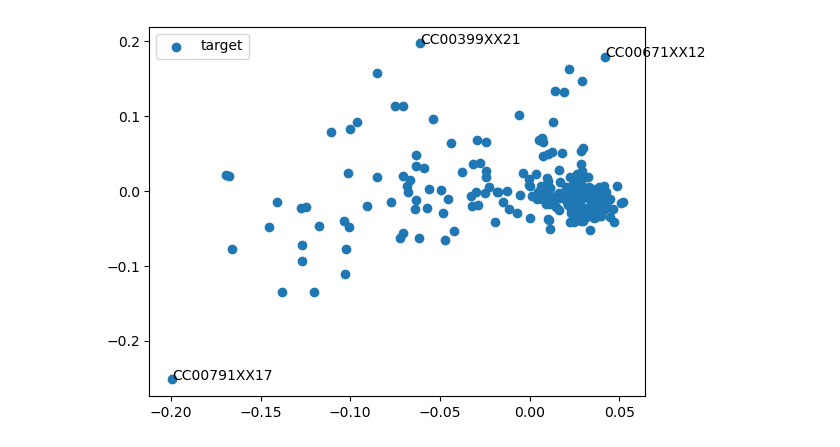
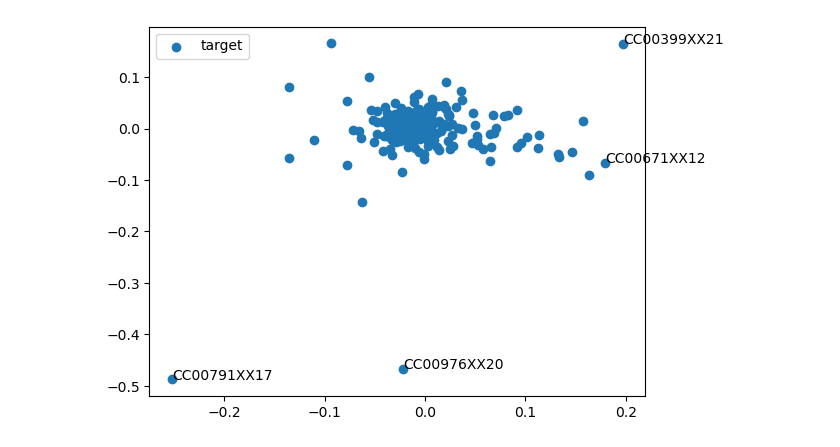
Before and after one commit to lehai-ml/dHCP_genetics, a Jupyter notebook: notebook_results/scz/8_SCZ_FBA.ipynb, the cells around one changed output. Saved outputs shown, nothing was run; the diff lists cells and outputs as text; code cells hidden in the pictures.

```diff
--- a/notebook_results/scz/8_SCZ_FBA.ipynb
+++ b/notebook_results/scz/8_SCZ_FBA.ipynb
@@ -25,6 +25,10 @@ european_term = european_term.drop_duplicates(subset=['ID'],keep='first')
 # european_term['ID'] =  'sub-' + european_term['ID']
 # european_term['Session'] =  'ses-' + european_term['Session'].astype('str')
 european_term['ID/Session'] = 'sub-' + european_term['ID'] +'/'+'ses-' + european_term['Session'].astype('str')
+# %%
+to_exclude=['sub-CC01105XX08/ses-99330','sub-CC00545XX18/ses-170400'] # bad mask
+# %%
+european_term = european_term[~european_term['ID/Session'].isin(to_exclude)]
 # %%
 #we remove outliers related to ancestry
 df = european_term.copy()
@@ -45,7 +53,7 @@ df = stats.MassUnivariate.remove_outliers(
 # %%
 _ , _ = genetic_file_preprocess.Cohort.remove_outliers(
     european_term,
-    to_examine=['euro_Anc_PC1', 'euro_Anc_PC2'],
+    to_examine=['euro_Anc_PC2', 'euro_Anc_PC3'],
     to_annotate='ID')
 # %% [output]
-[figure, old version]
+[figure, new version]
```
Also changed, not shown: parts of 47 cells of this notebook.
